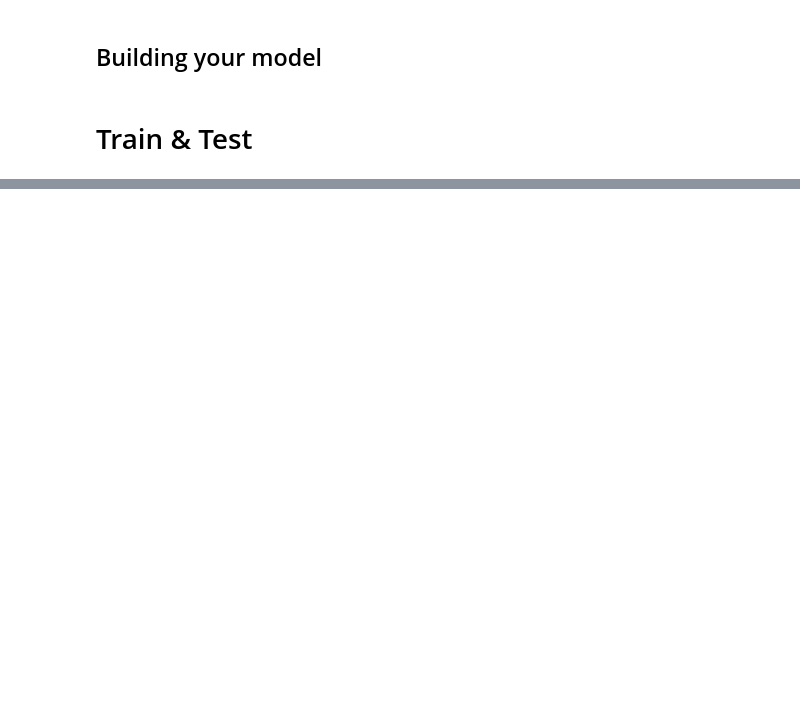
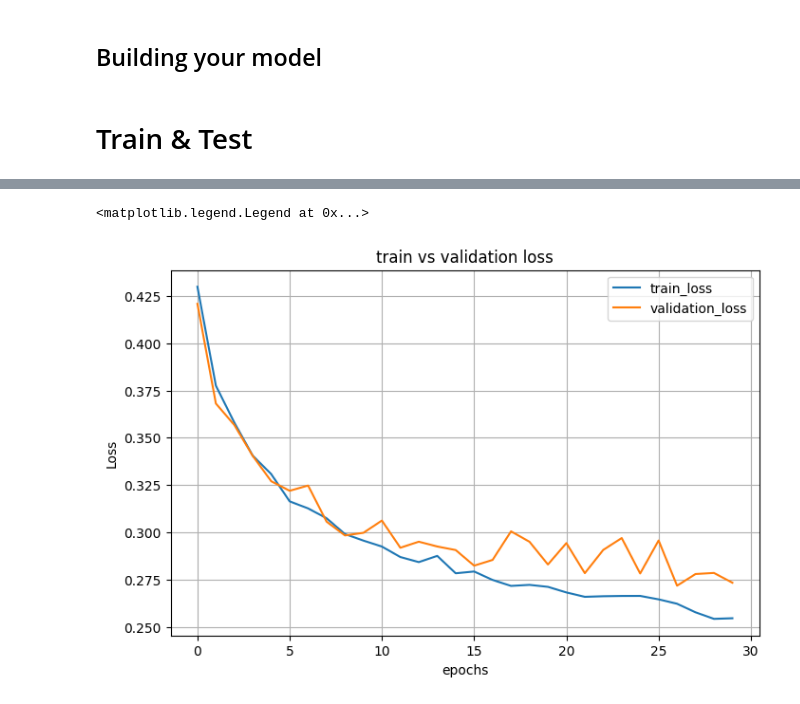
Before and after one commit to Teghfo/deeplearning-bootcamp-pytorch, a Jupyter notebook: notebooks/03-mlp-regression-using-torch.ipynb, the cells around one changed output, grey strips where cells are left out. Drawn from its saved outputs; the diff is of its cells as text; code cells hidden in the pictures; blank space fills up the shorter version.

```diff
--- a/notebooks/03-mlp-regression-using-torch.ipynb
+++ b/notebooks/03-mlp-regression-using-torch.ipynb
@@ -76,8 +93,14 @@ train_dataset[5]
 # %%
 # Create instances of the custom dataset
-train_dataset = CaliforniaHousingDataset(X_train, y_train, transform=toTensorTransform, target_transform=toTensorTransform)
-test_dataset = CaliforniaHousingDataset(X_test, y_test, transform=toTensorTransform, target_transform=toTensorTransform)
+train_dataset = CaliforniaHousingDataset(X_train, y_train, transform=toTensorTransform,
+                                         target_transform=transforms.Lambda(lambda x: torch.tensor(x, dtype=torch.float32).unsqueeze(0)))
+test_dataset = CaliforniaHousingDataset(X_test, y_test, transform=toTensorTransform,
+                                        target_transform=transforms.Lambda(lambda x: torch.tensor(x, dtype=torch.float32).unsqueeze(0)))
 
 # Create PyTorch data loaders
 train_loader = DataLoader(train_dataset, batch_size=64, shuffle=True)
 test_loader = DataLoader(test_dataset, batch_size=64, shuffle=False)
+# %%
+for data, target in train_loader:
+    print(target.size())
+    break
@@ -124,10 +149,10 @@ class HuberLoss(nn.Module):
         loss = torch.where(residual < self.delta, 0.5 * residual**2, self.delta * (residual - 0.5 * self.delta))
         return torch.mean(loss)
 # %%
-num_epochs = 100
+num_epochs = 30
 
-model = build_model(8, 300, 1)
+model = build_model(8, 200, 1)
 model.to(device)
 
 criterion = nn.MSELoss()
-optimizer = optim.Adam(model.parameters(), lr=1e-2)
+optimizer = optim.Adam(model.parameters(), lr=1e-3)
@@ -182,3 +251,17 @@ y_pred tensor([[2.0836],
 k = 4
 num_val_samples = len(train_dataset) // k
 num_epochs = 100
+# %%
+import matplotlib.pyplot as plt
+
+fig, ax = plt.subplots(figsize=(8, 5))
+ax.plot(train_history, label="train_loss")
+ax.plot(validation_history, label="validation_loss")
+ax.set_title("train vs validation loss")
+ax.set_ylabel('Loss')
+ax.set_xlabel('epochs')
+ax.grid()
+ax.legend(loc='upper right')
+# %% [output]
+<matplotlib.legend.Legend at 0x...>
+[figure, added]
```
Also changed, not shown: parts of 7 cells of this notebook.
